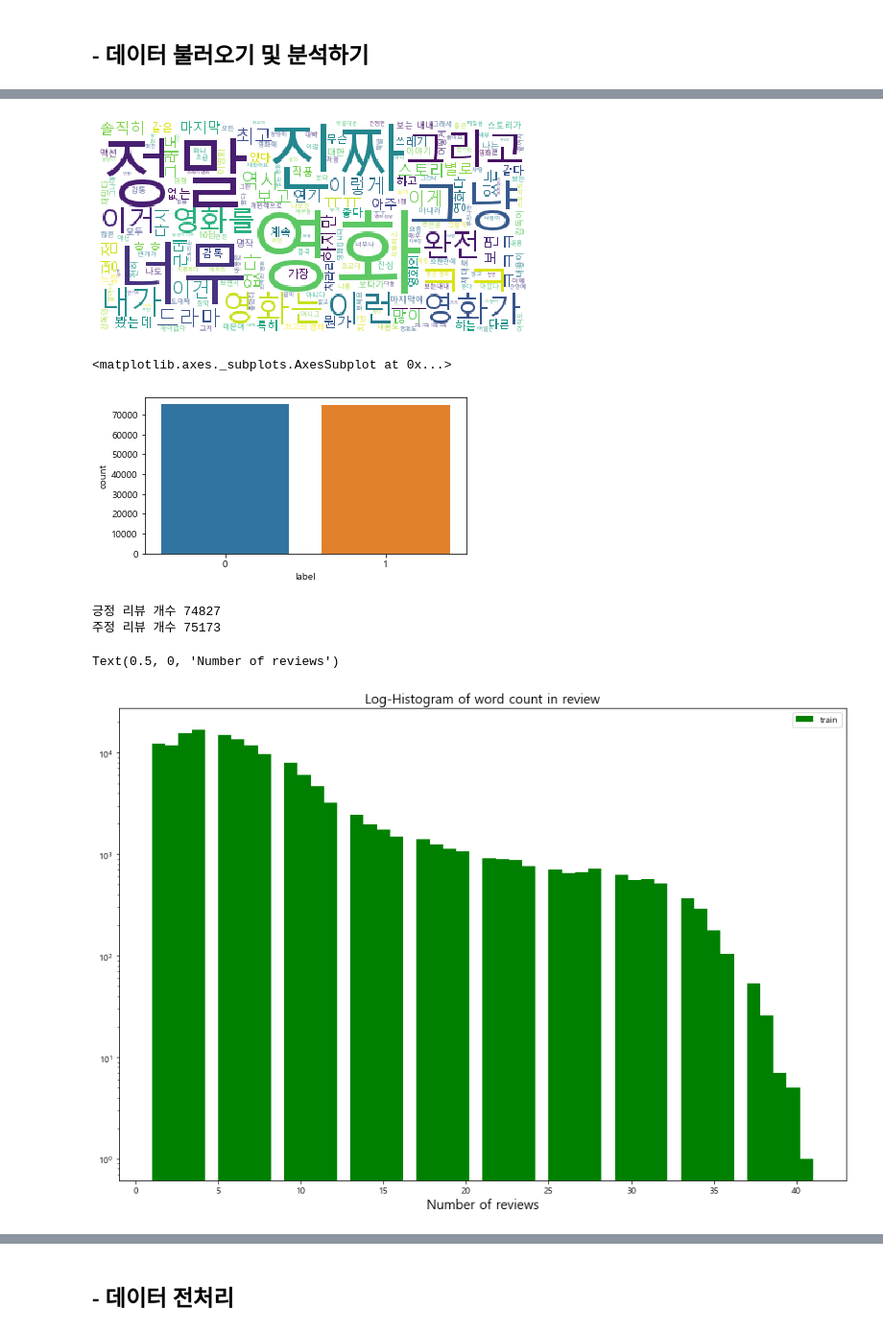
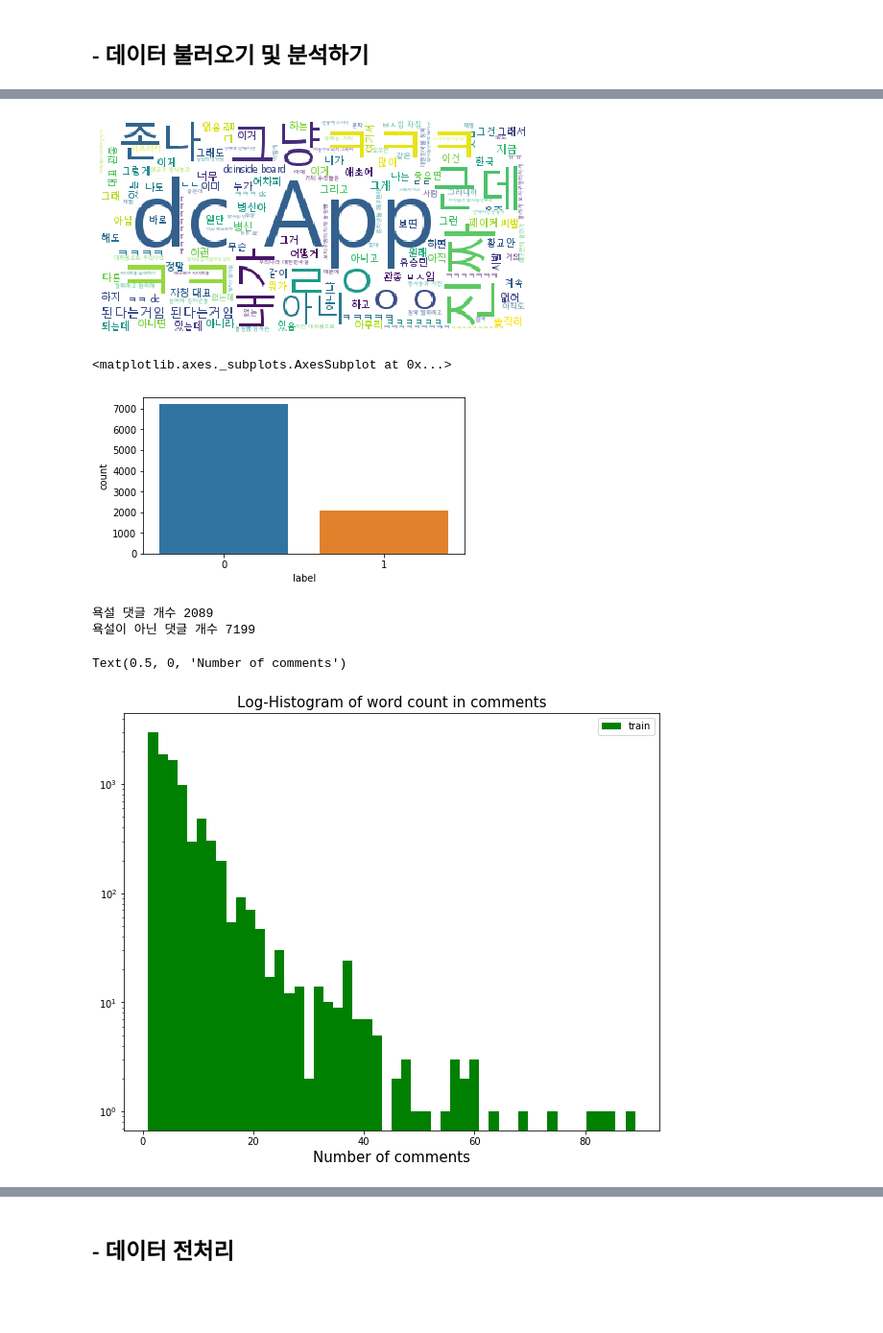
Before and after one commit to sin00528/badWord, a Jupyter notebook: DataEngineering.ipynb, the cells around one changed output, grey strips where cells are left out. Shown: that part at 96% size. Saved outputs shown, nothing was run; the diff lists cells and outputs as text; code cells hidden in the pictures; blank space fills up the shorter version.

```diff
--- a/DataEngineering.ipynb
+++ b/DataEngineering.ipynb
@@ -172,6 +63,6 @@ import json
 from tensorflow.python.keras.preprocessing.sequence import pad_sequences
 from tensorflow.python.keras.preprocessing.text import Tokenizer
 
-train_data = pd.read_csv('./data/ratings_train.txt', header = 0, delimiter='\t', quoting = 3)
-train_data
+df_union = pd.read_csv('./data/dc_db.csv', sep=',', encoding='utf-8', index_col=0)
+df_union.head()
 # %% [output]
@@ -250,38 +129,40 @@ plt.boxplot(train_length, labels=['counts'], showmeans=True)
 # %%
-train_review = [review for review in train_data['document'] if type(review) is str]
+path = 'c:/Windows/Fonts/malgun.ttf'
+
+train_cmt = [cmt for cmt in df_union['cmt_contents'] if type(cmt) is str]
 wordcloud = WordCloud(font_path=path,
                       relative_scaling=0.5,
-                      background_color = 'white').generate(' '.join(train_review))
+                      background_color = 'white').generate(' '.join(train_cmt))
 plt.figure(figsize=(8,6))
 plt.imshow(wordcloud)
 plt.axis("off")
 plt.show()
 # %% [output]
-[figure, old version]
+[figure, new version]
 # %%
 fig, axe = plt.subplots(ncols=1)
 fig.set_size_inches(6, 3)
-sns.countplot(train_data['label'])
+sns.countplot(df_union['label'])
 # %% [output]
 <matplotlib.axes._subplots.AxesSubplot at 0x...>
-[figure, old version]
+[figure, new version]
 # %%
-print('긍정 리뷰 개수', train_data['label'].value_counts()[1])
-print('주정 리뷰 개수', train_data['label'].value_counts()[0])
+print('욕설 댓글 개수', df_union['label'].value_counts()[1])
+print('욕설이 아닌 댓글 개수', df_union['label'].value_counts()[0])
 # %% [output]
-긍정 리뷰 개수 74827
-주정 리뷰 개수 75173
+욕설 댓글 개수 2089
+욕설이 아닌 댓글 개수 7199
 # %%
-train_word_counts = train_data['document'].astype(str).apply(lambda x:len(x.split(' ')))
+word_counts = df_union['cmt_contents'].astype(str).apply(lambda x:len(x.split(' ')))
 
-plt.figure(figsize=(15, 10))
-plt.hist(train_word_counts, bins=50, facecolor='g', label='train')
-plt.title('Log-Histogram of word count in review', fontsize=15)
+plt.figure(figsize=(10, 8))
+plt.hist(word_counts, bins=50, facecolor='g', label='train')
+plt.title('Log-Histogram of word count in comments', fontsize=15)
 plt.yscale('log', nonposy='clip')
 plt.legend()
 plt.xlabel('Number of words', fontsize=15)
-plt.xlabel('Number of reviews', fontsize=15)
+plt.xlabel('Number of comments', fontsize=15)
 # %% [output]
-Text(0.5, 0, 'Number of reviews')
+Text(0.5, 0, 'Number of comments')
-[figure, old version]
+[figure, new version]
 # %%
```
Also changed, not shown: parts of 47 cells of this notebook, 25 other files.
